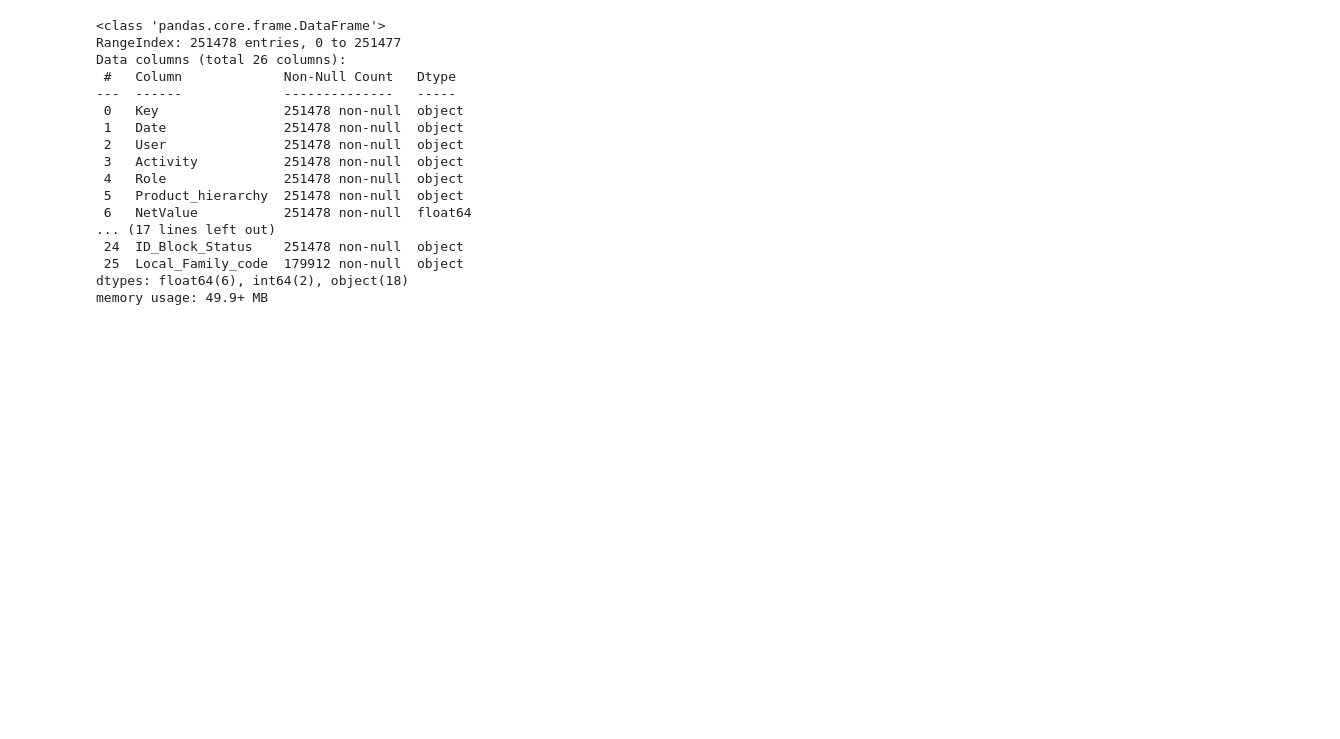
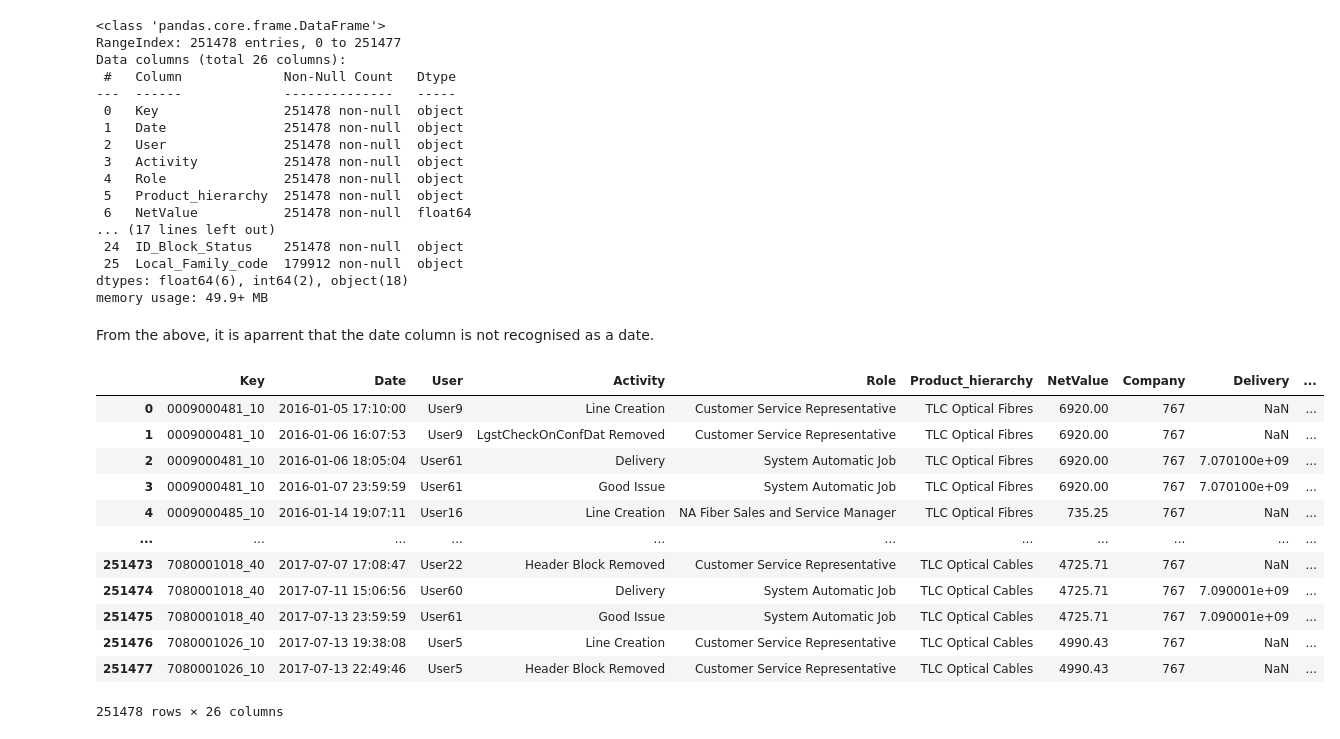
Before and after one commit to nkwachiabel/Process-Mining-Order-to-cash-IBM, a Jupyter notebook: Order to cash IBM.ipynb, the cells around one changed output. Drawn from its saved outputs; the diff is of its cells as text; code cells hidden in the pictures; blank space fills up the shorter version.

```diff
--- a/Order to cash IBM.ipynb
+++ b/Order to cash IBM.ipynb
@@ -83,3 +83,24 @@ Data columns (total 26 columns):
  25  Local_Family_code  179912 non-null  object
 dtypes: float64(6), int64(2), object(18)
 memory usage: 49.9+ MB
+# %% [markdown]
+From the above, it is aparrent that the date column is not recognised as a date.
+# %%
+df['Date'] = pd.to_datetime(df['Date'],  dayfirst=True)
+df['Delivery_Date'] = pd.to_datetime(df['Delivery_Date'],  dayfirst=True)
+df = df.sort_values(by=['Key', 'Date'], ascending=True).reset_index(drop=True)
+df
+# %% [output]
+|  | Key | Date | User | Activity | Role | Product_hierarchy | NetValue | Company | Delivery | ... |
+| 0 | 0009000481_10 | 2016-01-05 17:10:00 | User9 | Line Creation | Customer Service Representative | TLC Optical Fibres | 6920.00 | 767 | NaN | ... |
+| 1 | 0009000481_10 | 2016-01-06 16:07:53 | User9 | LgstCheckOnConfDat Removed | Customer Service Representative | TLC Optical Fibres | 6920.00 | 767 | NaN | ... |
+| 2 | 0009000481_10 | 2016-01-06 18:05:04 | User61 | Delivery | System Automatic Job | TLC Optical Fibres | 6920.00 | 767 | 7.070100e+09 | ... |
+| 3 | 0009000481_10 | 2016-01-07 23:59:59 | User61 | Good Issue | System Automatic Job | TLC Optical Fibres | 6920.00 | 767 | 7.070100e+09 | ... |
+| 4 | 0009000485_10 | 2016-01-14 19:07:11 | User16 | Line Creation | NA Fiber Sales and Service Manager | TLC Optical Fibres | 735.25 | 767 | NaN | ... |
+| ... | ... | ... | ... | ... | ... | ... | ... | ... | ... | ... |
+| 251473 | 7080001018_40 | 2017-07-07 17:08:47 | User22 | Header Block Removed | Customer Service Representative | TLC Optical Cables | 4725.71 | 767 | NaN | ... |
+| 251474 | 7080001018_40 | 2017-07-11 15:06:56 | User60 | Delivery | System Automatic Job | TLC Optical Cables | 4725.71 | 767 | 7.090001e+09 | ... |
+| 251475 | 7080001018_40 | 2017-07-13 23:59:59 | User61 | Good Issue | System Automatic Job | TLC Optical Cables | 4725.71 | 767 | 7.090001e+09 | ... |
+| 251476 | 7080001026_10 | 2017-07-13 19:38:08 | User5 | Line Creation | Customer Service Representative | TLC Optical Cables | 4990.43 | 767 | NaN | ... |
+| 251477 | 7080001026_10 | 2017-07-13 22:49:46 | User5 | Header Block Removed | Customer Service Representative | TLC Optical Cables | 4990.43 | 767 | NaN | ... |
+251478 rows × 26 columns
```
Also changed, not shown: parts of 17 cells of this notebook.
